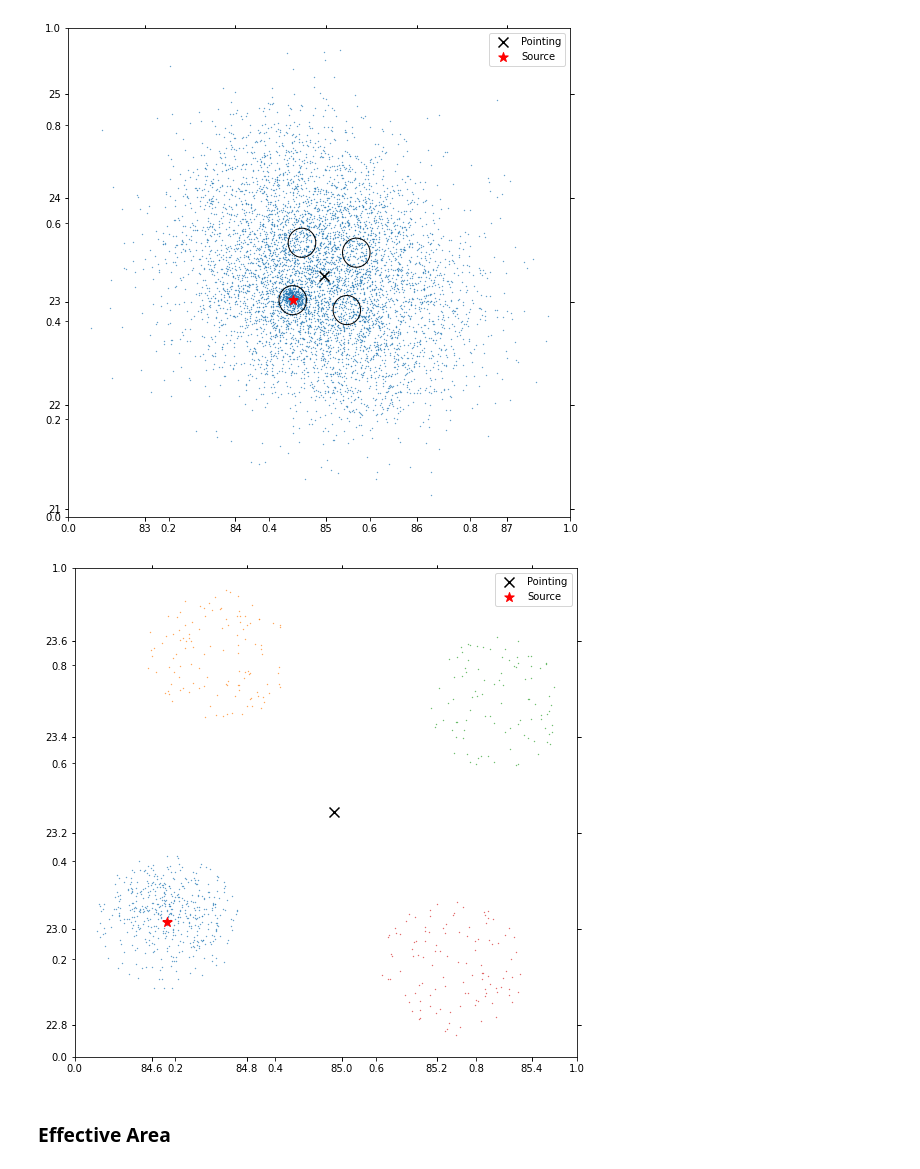
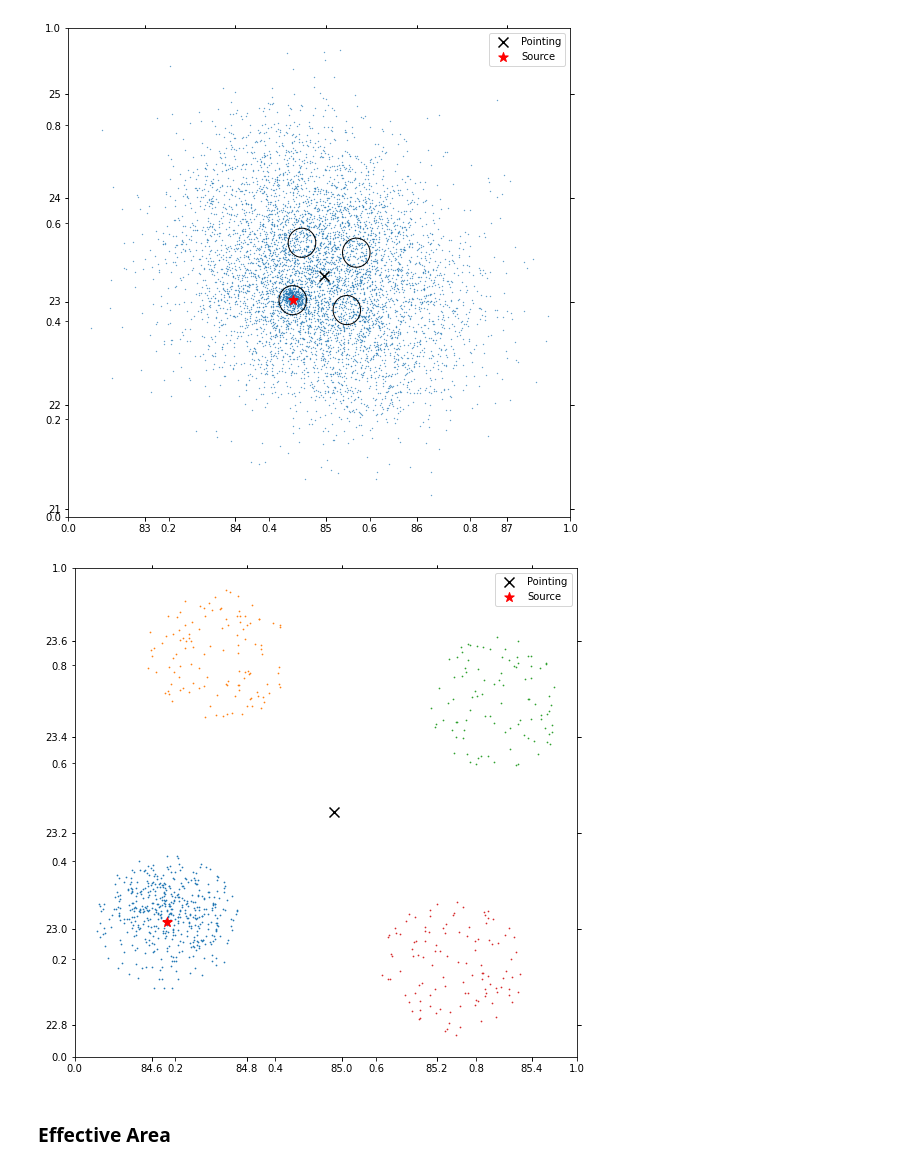
Before and after one commit to datacamp-astro/2022-arqus-bergen, a Jupyter notebook: hands_on/3_spectrum/Spectrum_no_gammapy_test.ipynb, the cells around one changed output. Saved outputs shown, nothing was run; the diff lists cells and outputs as text; code cells hidden in the pictures.

```diff
--- a/hands_on/3_spectrum/Spectrum_no_gammapy_test.ipynb
+++ b/hands_on/3_spectrum/Spectrum_no_gammapy_test.ipynb
@@ -255,33 +251,33 @@ for i_ra,i_dec in zip(ra,dec):
 # %%
 fig, ax =  plt.subplots(figsize=(9,9))
 
 ax = fig.add_subplot(projection=wcs)
 
 ra = events_table[cond_on]['RA'] - 360
 dec = events_table[cond_on]['DEC']
-ax.scatter(ra, dec, s=0.1)
+ax.scatter(ra, dec, s=0.5)
 
 ra = events_table[cond_off1]['RA'] - 360
 dec = events_table[cond_off1]['DEC']
-ax.scatter(ra, dec, s=0.1)
+ax.scatter(ra, dec, s=0.5)
 
 ra = events_table[cond_off2]['RA'] - 360
 dec = events_table[cond_off2]['DEC']
-ax.scatter(ra, dec, s=0.1)
+ax.scatter(ra, dec, s=0.5)
 
 ra = events_table[cond_off3]['RA'] - 360
 dec = events_table[cond_off3]['DEC']
-ax.scatter(ra, dec, s=0.1)
+ax.scatter(ra, dec, s=0.5)
 
 
 ax.scatter(pointing_pos.ra.value, pointing_pos.dec.value, marker='x', s=100, c='black', label ='Pointing'  )
 ax.scatter(source_pos.ra.value, source_pos.dec.value, marker='*', s=100, c='red', label ='Source'  )
 
 
 
 ax.legend();
 # %% [output]
-[figure, old version]
+[figure, new version]
 # %% [markdown]
 ### Effective Area
 # %%
```
Also changed, not shown: parts of 7 cells of this notebook.
